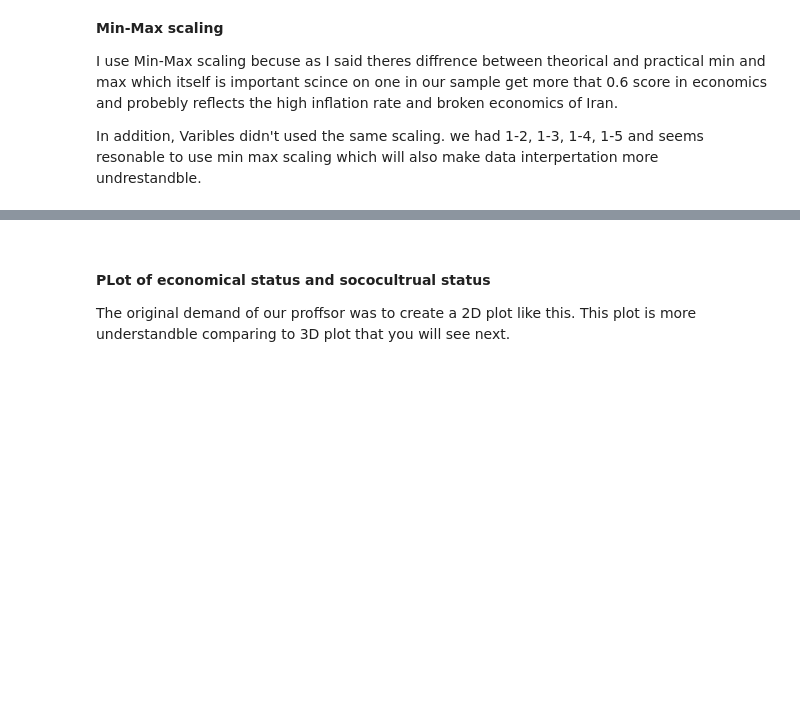
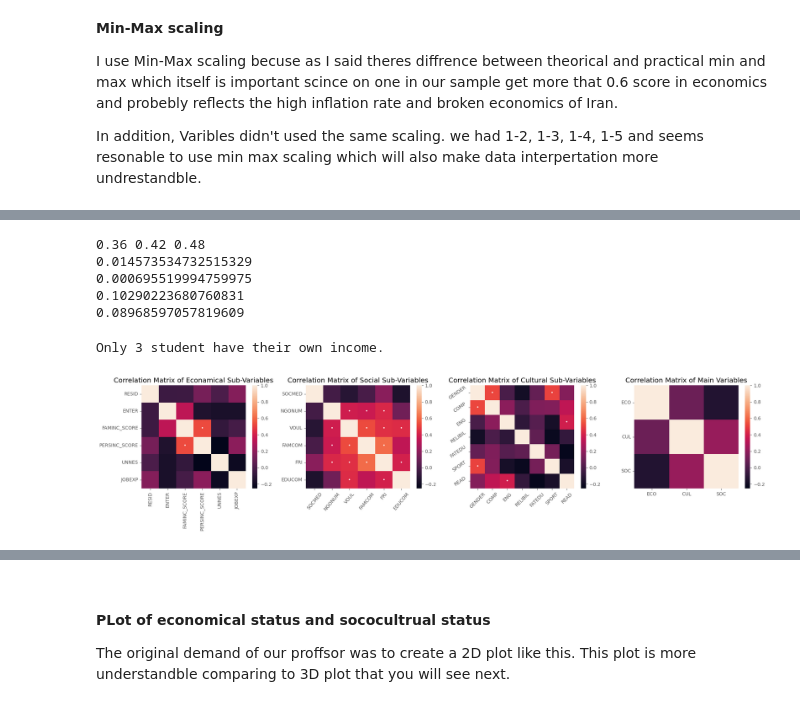
Before and after one commit to NajmehNyr/Social-Status-, a Jupyter notebook: social.ipynb, the cells around one changed output, grey strips where cells are left out. Drawn from its saved outputs; the diff is of its cells as text; code cells hidden in the pictures; blank space fills up the shorter version.

```diff
--- a/social.ipynb
+++ b/social.ipynb
@@ -232,0 +234,9 @@ ndf.head()
+# %%
+# Reordering the Normalized Data Frame
+ndfOG = ndf.columns
+NewOrder2 = ['ID', 'PERSINC_SCORE', 'FAMINC_SCORE', 'ENTER', 'RESID', 'JOBEXP',
+       'UNNES', 'GENDER', 'ENG', 'SPORT', 'FATEDU', 'RELIBIL',
+       'COMP', 'READ', 'EDUCOM', 'SOCMED', 'FRI', 'NGONUM', 'FAMCOM', 'VOUL',
+       'ECO', 'CUL', 'SOC', 'SOCCUL', 'OVERALL']
+ndf = ndf[NewOrder2].round(4)
+ndf.head()
@@ -239,0 +261,2 @@ ndf.head()
+# %%
+alpha5 = 0.05; alpha1 = 0.01
@@ -239,0 +269,15 @@ ndf.head()
+# %%
+print(ndf['ECO'].mean().round(2), ndf['CUL'].mean().round(2), ndf['SOC'].mean().round(2))
+
+print(stats.ttest_ind(ndf['ECO'], ndf['CUL']).pvalue)
+print(stats.ttest_ind(ndf['ECO'], ndf['SOC']).pvalue)
+
+print(stats.ttest_ind(ndf['CUL'], ndf['SOC']).pvalue)
+
+print(stats.skewtest(ndf['ECO']).pvalue)
+# %% [output]
+0.36 0.42 0.48
+0.014573534732515329
+0.000695519994759975
+0.10290223680760831
+0.08968597057819609
@@ -239,0 +316,38 @@ ndf.head()
+# %%
+# @title
+print(f'Only {len(ndf[ndf["PERSINC_SCORE"] != 0])} student have their own income. \n')
+
+fig, ax = plt.subplots(1, 4, figsize=(20, 4.8))
+
+# Plot main variables heatmap
+varPvals = pvalMat(ndf[main_vars])
+varP_annot = np.where(varPvals < alpha5 , '•', '')
+sns.heatmap(varMat, annot=varP_annot, ax=ax[3], fmt='s', vmin=min_corr, vmax=max_corr)
+ax[3].set_title('Correlation Matrix of Main Variables')
+ax[3].set_yticklabels(ax[3].get_yticklabels(), rotation=0)
+
+# Plot sub-variables heatmaps
+ecoPvals = pvalMat(ndf[eco_facs])
+ecoP_annot = np.where(ecoPvals <= alpha5, '•', '')
+sns.heatmap(ecoMat, annot=ecoP_annot, ax=ax[0], fmt='s', vmin=min_corr, vmax=max_corr)
+ax[0].set_title('Correlation Matrix of Econamical Sub-Variables')
+
+socPvals = pvalMat(ndf[soc_facs])
+socP_annot = np.where(socPvals <= alpha5, '•', '')
+sns.heatmap(socMat, annot=socP_annot, ax=ax[1], fmt='s', vmin=min_corr, vmax=max_corr)
+ax[1].set_title('Correlation Matrix of Social Sub-Variables')
+ax[1].set_xticklabels(ax[1].get_xticklabels(), rotation=50)
+
+culPvals = pvalMat(ndf[cul_facs])
+culP_annot = np.where(culPvals <= alpha5, '•', '')
+sns.heatmap(culMat, annot=culP_annot, ax=ax[2], fmt='s', vmin=min_corr, vmax=max_corr)
+ax[2].set_title('Correlation Matrix of Cultural Sub-Variables')
+ax[2].set_xticklabels(ax[2].get_xticklabels(), rotation=45)
+ax[2].set_yticklabels(ax[2].get_yticklabels(), rotation=35)
+
+
+plt.tight_layout()
+plt.show()
+# %% [output]
+Only 3 student have their own income.
+[figure, added]
```
Also changed, not shown: parts of 54 cells of this notebook.
